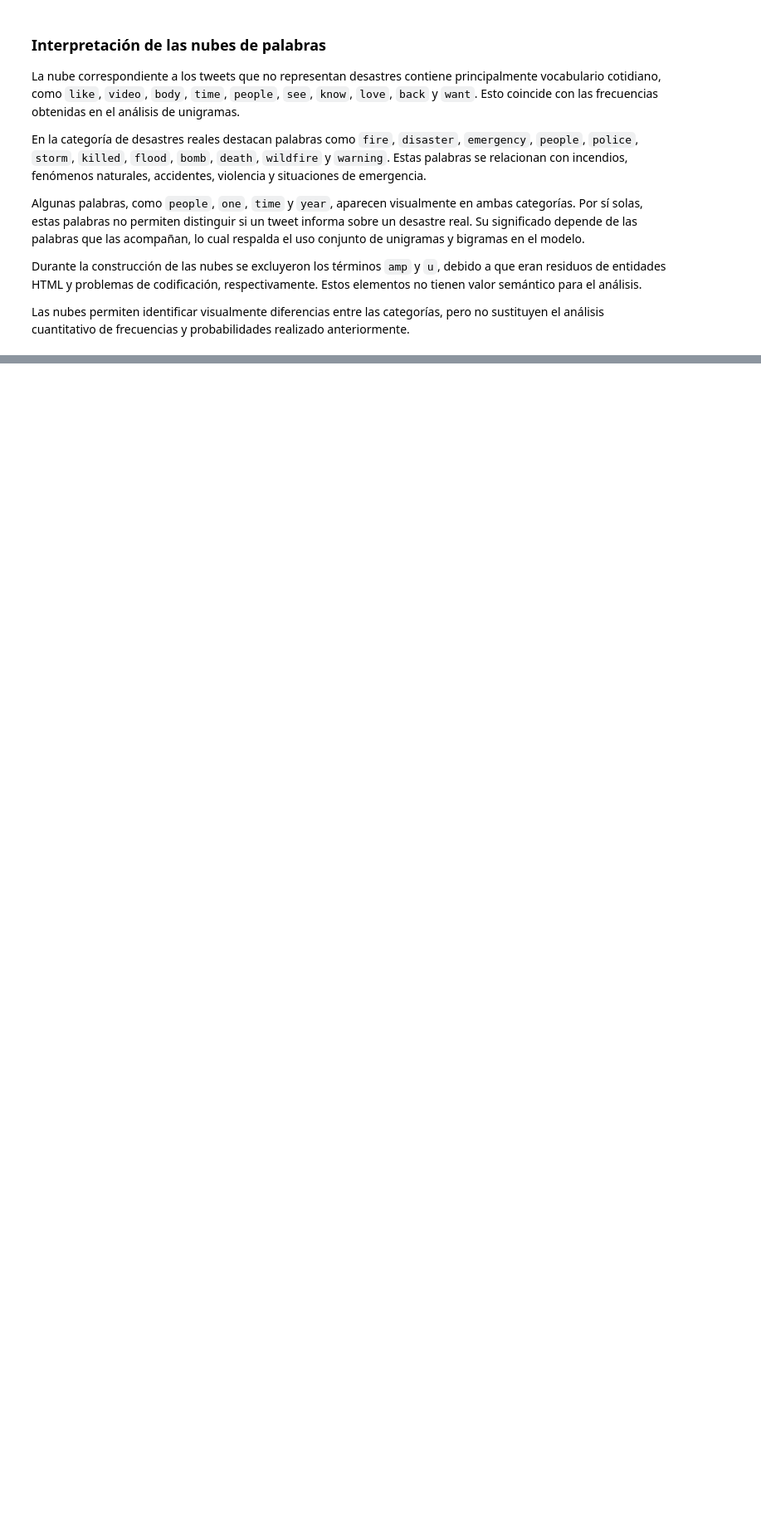
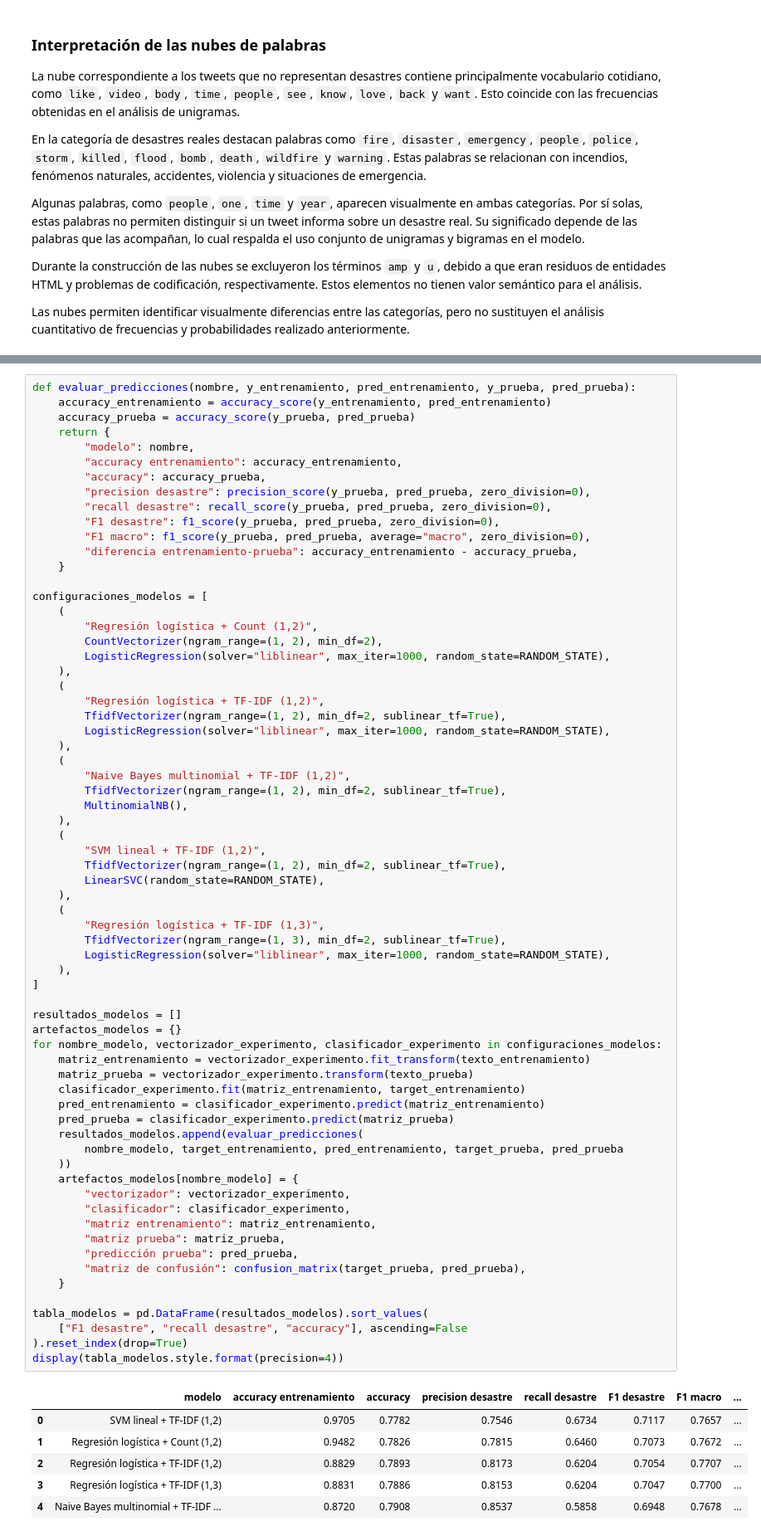
Before and after one commit to tismajo/CC3084-Laboratorio5, a Jupyter notebook: Laboratorio5.ipynb, the cells around one changed output, grey strips where cells are left out. Shown at 83% size. Saved outputs shown, nothing was run; the diff lists cells and outputs as text; blank space fills up the shorter version.

```diff
--- a/Laboratorio5.ipynb
+++ b/Laboratorio5.ipynb
@@ -1029,0 +798,74 @@ A pesar del sobreajuste, el modelo es apropiado como resultado preliminar. Para
+# %%
+def evaluar_predicciones(nombre, y_entrenamiento, pred_entrenamiento, y_prueba, pred_prueba):
+    accuracy_entrenamiento = accuracy_score(y_entrenamiento, pred_entrenamiento)
+    accuracy_prueba = accuracy_score(y_prueba, pred_prueba)
+    return {
+        "modelo": nombre,
+        "accuracy entrenamiento": accuracy_entrenamiento,
+        "accuracy": accuracy_prueba,
+        "precision desastre": precision_score(y_prueba, pred_prueba, zero_division=0),
+        "recall desastre": recall_score(y_prueba, pred_prueba, zero_division=0),
+        "F1 desastre": f1_score(y_prueba, pred_prueba, zero_division=0),
+        "F1 macro": f1_score(y_prueba, pred_prueba, average="macro", zero_division=0),
+        "diferencia entrenamiento-prueba": accuracy_entrenamiento - accuracy_prueba,
+    }
+
+configuraciones_modelos = [
+    (
+        "Regresión logística + Count (1,2)",
+        CountVectorizer(ngram_range=(1, 2), min_df=2),
+        LogisticRegression(solver="liblinear", max_iter=1000, random_state=RANDOM_STATE),
+    ),
+    (
+        "Regresión logística + TF-IDF (1,2)",
+        TfidfVectorizer(ngram_range=(1, 2), min_df=2, sublinear_tf=True),
+        LogisticRegression(solver="liblinear", max_iter=1000, random_state=RANDOM_STATE),
+    ),
+    (
+        "Naive Bayes multinomial + TF-IDF (1,2)",
+        TfidfVectorizer(ngram_range=(1, 2), min_df=2, sublinear_tf=True),
+        MultinomialNB(),
+    ),
+    (
+        "SVM lineal + TF-IDF (1,2)",
+        TfidfVectorizer(ngram_range=(1, 2), min_df=2, sublinear_tf=True),
+        LinearSVC(random_state=RANDOM_STATE),
+    ),
+    (
+        "Regresión logística + TF-IDF (1,3)",
+        TfidfVectorizer(ngram_range=(1, 3), min_df=2, sublinear_tf=True),
+        LogisticRegression(solver="liblinear", max_iter=1000, random_state=RANDOM_STATE),
+    ),
+]
+
+resultados_modelos = []
+artefactos_modelos = {}
+for nombre_modelo, vectorizador_experimento, clasificador_experimento in configuraciones_modelos:
+    matriz_entrenamiento = vectorizador_experimento.fit_transform(texto_entrenamiento)
+    matriz_prueba = vectorizador_experimento.transform(texto_prueba)
+    clasificador_experimento.fit(matriz_entrenamiento, target_entrenamiento)
+    pred_entrenamiento = clasificador_experimento.predict(matriz_entrenamiento)
+    pred_prueba = clasificador_experimento.predict(matriz_prueba)
+    resultados_modelos.append(evaluar_predicciones(
+        nombre_modelo, target_entrenamiento, pred_entrenamiento, target_prueba, pred_prueba
+    ))
+    artefactos_modelos[nombre_modelo] = {
+        "vectorizador": vectorizador_experimento,
+        "clasificador": clasificador_experimento,
+        "matriz entrenamiento": matriz_entrenamiento,
+        "matriz prueba": matriz_prueba,
+        "predicción prueba": pred_prueba,
+        "matriz de confusión": confusion_matrix(target_prueba, pred_prueba),
+    }
+
+tabla_modelos = pd.DataFrame(resultados_modelos).sort_values(
+    ["F1 desastre", "recall desastre", "accuracy"], ascending=False
+).reset_index(drop=True)
+display(tabla_modelos.style.format(precision=4))
+# %% [output]
+|  | modelo | accuracy entrenamiento | accuracy | precision desastre | recall desastre | F1 desastre | F1 macro | ... |
+| 0 | SVM lineal + TF-IDF (1,2) | 0.9705 | 0.7782 | 0.7546 | 0.6734 | 0.7117 | 0.7657 | ... |
+| 1 | Regresión logística + Count (1,2) | 0.9482 | 0.7826 | 0.7815 | 0.6460 | 0.7073 | 0.7672 | ... |
+| 2 | Regresión logística + TF-IDF (1,2) | 0.8829 | 0.7893 | 0.8173 | 0.6204 | 0.7054 | 0.7707 | ... |
+| 3 | Regresión logística + TF-IDF (1,3) | 0.8831 | 0.7886 | 0.8153 | 0.6204 | 0.7047 | 0.7700 | ... |
+| 4 | Naive Bayes multinomial + TF-IDF ... | 0.8720 | 0.7908 | 0.8537 | 0.5858 | 0.6948 | 0.7678 | ... |
```
Also changed, not shown: parts of 19 cells of this notebook.
